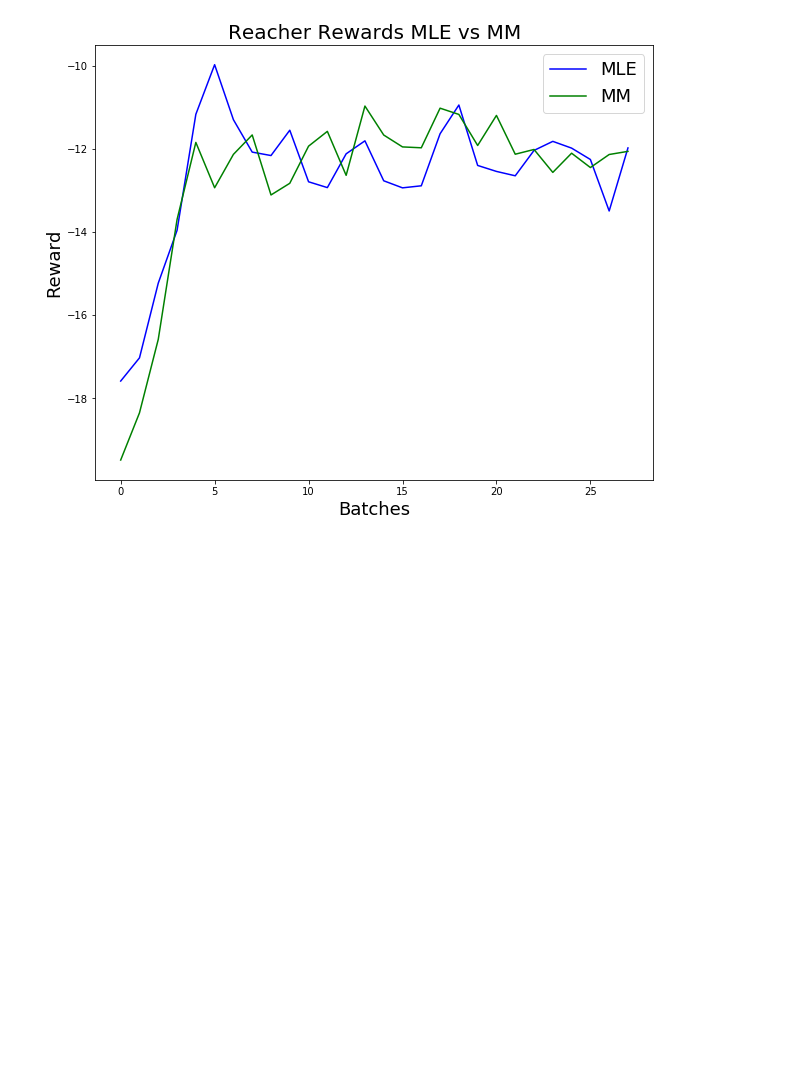
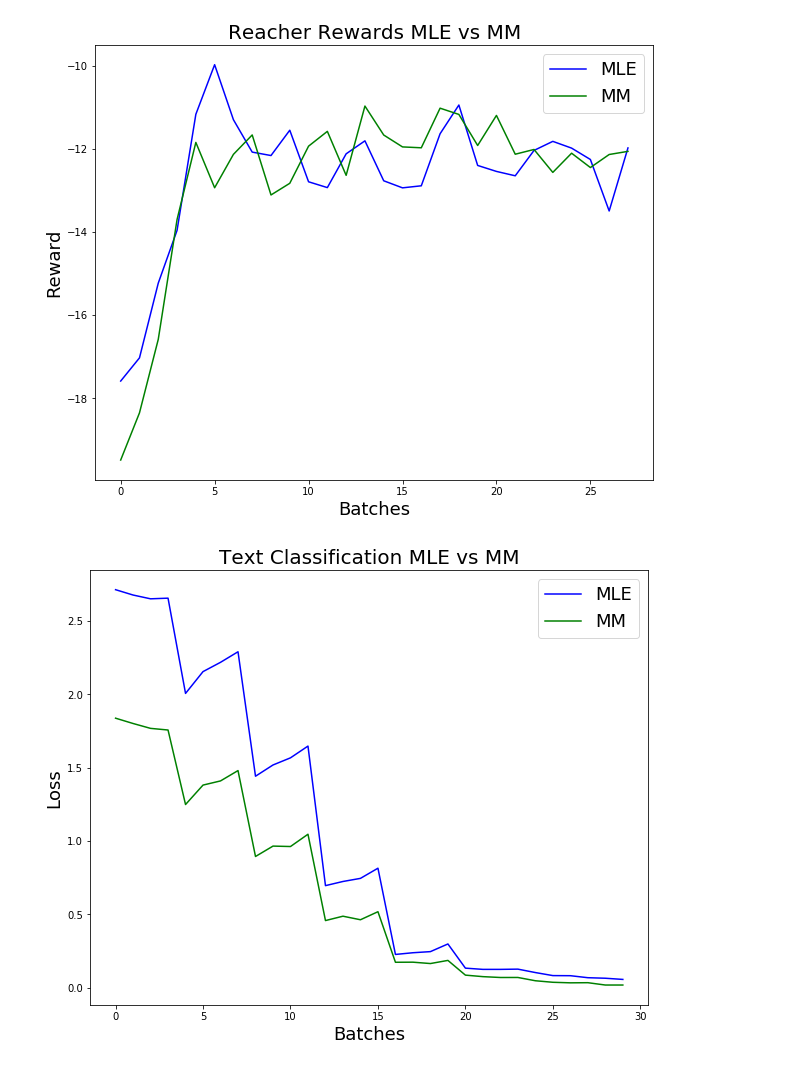
Before and after one commit to jacky-liang/minimax_cross_entropy, a Jupyter notebook: Plots.ipynb, the cells around one changed output. Drawn from its saved outputs; the diff is of its cells as text; code cells hidden in the pictures; blank space fills up the shorter version.

```diff
--- a/Plots.ipynb
+++ b/Plots.ipynb
@@ -16,6 +16,18 @@ with open('results/reacher_mle_evals.pkl', 'r') as f:
 
 with open('results/reacher_mm_evals.pkl', 'r') as f:
     reacher_mm_evals = load(f)
+
+with open('results/text_ce_evals.pkl', 'r') as f:
+    text_mle_evals = load(f)
+
+with open('results/text_mm_ce_evals.pkl', 'r') as f:
+    text_mm_evals = load(f)
+
+with open('results/mnist_mle_gw.pkl', 'r') as f:
+    mle_gw = load(f)
+
+with open('results/mnist_mm_gw.pkl', 'r') as f:
+    mm_gw = load(f)
 # %%
 plt.figure(figsize=(10, 8))
 plt.plot(mnist_mle_evals['ts'], [x['accu'] for x in mnist_mle_evals['tr']], '--', label='MLE Train', c='blue')
@@ -66,3 +78,14 @@ plt.xlabel('Batches', fontsize=18)
 plt.show()
 # %% [output]
 [figure]
+# %%
+plt.figure(figsize=(10, 8))
+plt.plot(text_mle_evals['ts'], text_mle_evals['tr_loss'], label='MLE', c='blue')
+plt.plot(text_mm_evals['ts'], text_mm_evals['tr_loss'], label='MM', c='green')
+plt.legend(fontsize=fs)
+plt.title('Text Classification MLE vs MM', fontsize=20)
+plt.ylabel('Loss', fontsize=18)
+plt.xlabel('Batches', fontsize=18)
+plt.show()
+# %% [output]
+[figure, added]
```
Also changed, not shown: parts of 1 cell of this notebook, 8 other files.
